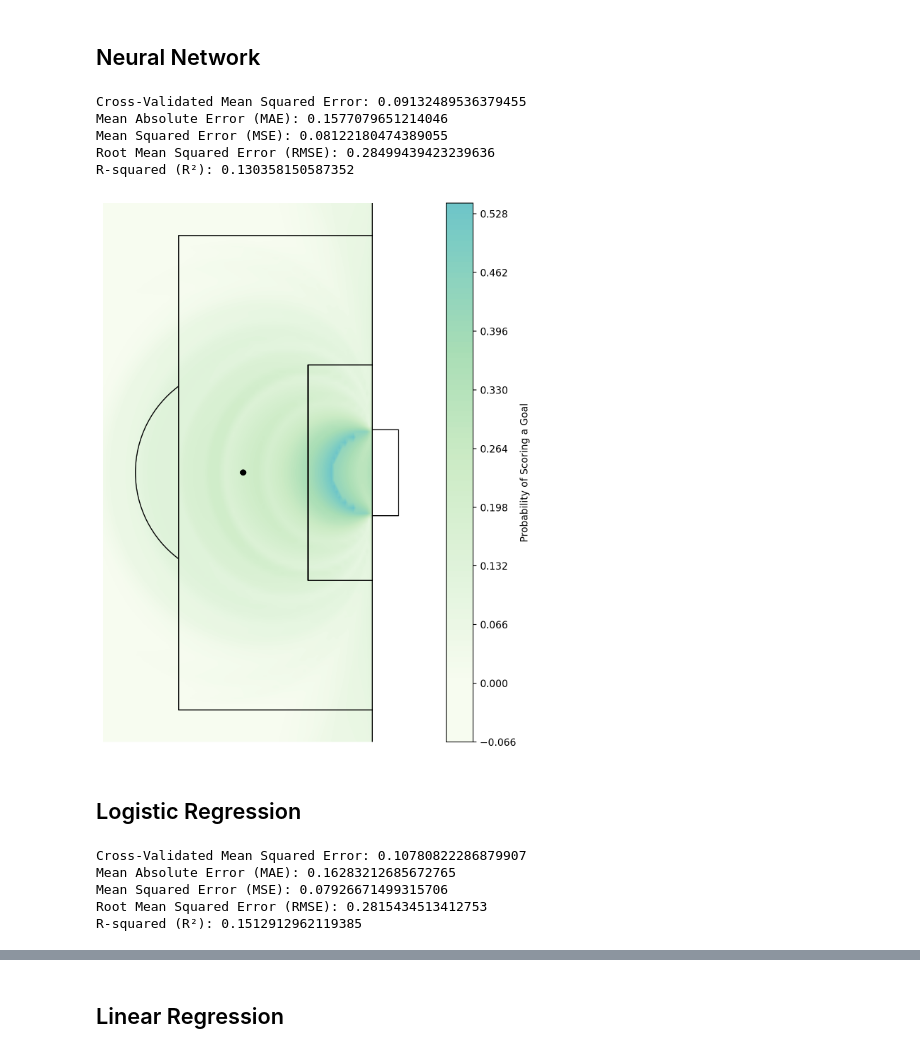
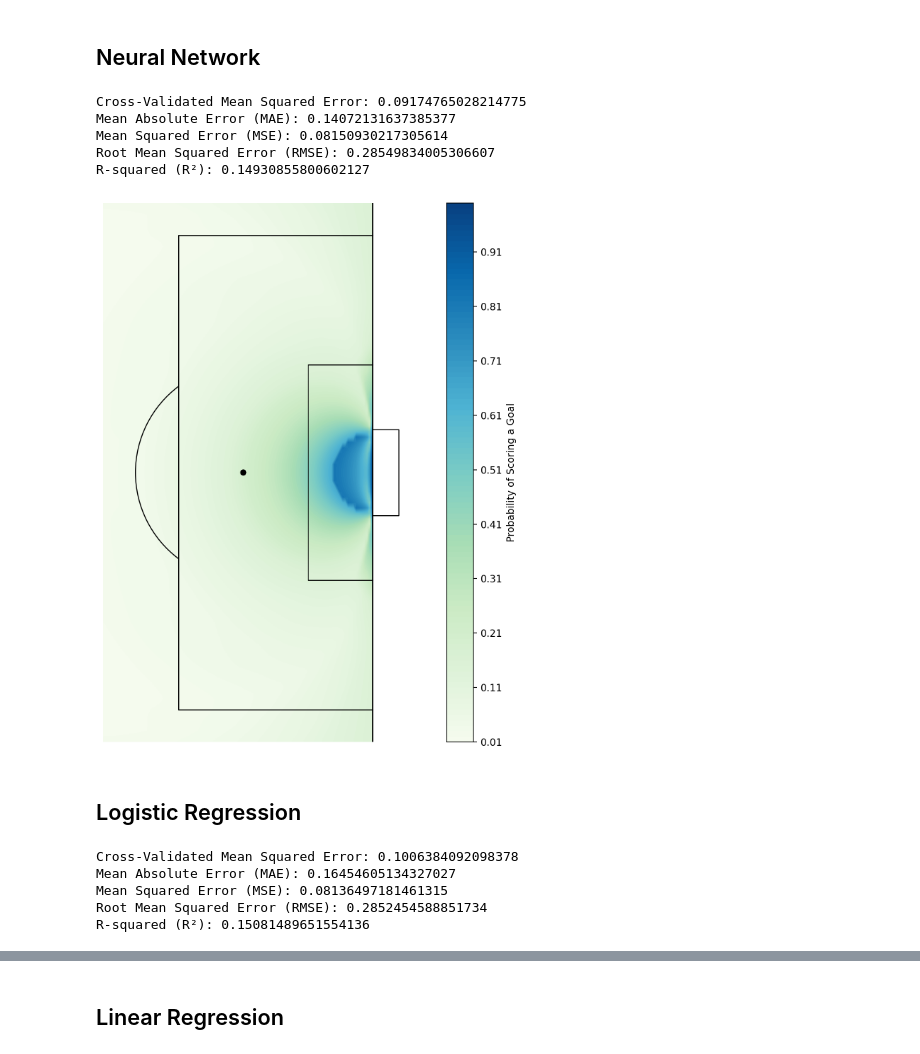
Before and after one commit to G4din/Examensarbete-PlaymakerAI, a Jupyter notebook: xG_Distance+Angle.ipynb, the cells around one changed output, grey strips where cells are left out. Saved outputs shown, nothing was run; the diff lists cells and outputs as text; code cells hidden in the pictures.

```diff
--- a/xG_Distance+Angle.ipynb
+++ b/xG_Distance+Angle.ipynb
@@ -60,7 +49,10 @@ shots['y'] = shots['ypos'].apply(scale_y)
 
 # Convert 'is_next_goal' to boolean and select relevant columns
 shots['goal'] = shots['is_next_goal'].astype(bool)
-shots = shots[['x', 'y', 'goal', 'league', 'header', 'penalty']]
+shots = shots[['x', 'y', 'goal', 'league', 'header', 'penalty', 'attack_type']]
+
+# If attacktype = NaN, set it to 'Open Play'
+shots['attack_type'] = shots['attack_type'].fillna('Open Play')
 
 # Apply angle and distance calculations
 def calculate_angle(x, y):
@@ -82,11 +74,18 @@ allsvenskan_shots = shots[shots['league'] == 'allsvenskan']
 damallsvenskan_shots = shots[shots['league'] == 'damallsvenskan']
 
 # Prepare the features and labels
-X_allsvenskan = allsvenskan_shots[['distance', 'angle', 'header', 'penalty']]
+X_allsvenskan = allsvenskan_shots[['distance', 'angle', 'penalty', 'header', 'attack_type']]
 y_allsvenskan = allsvenskan_shots['goal'].astype(int)
 
-X_damallsvenskan = damallsvenskan_shots[['distance', 'angle', 'header', 'penalty']]
+X_damallsvenskan = damallsvenskan_shots[['distance', 'angle', 'penalty', 'header', 'attack_type']]
 y_damallsvenskan = damallsvenskan_shots['goal'].astype(int)
+
+X_allsvenskan = pd.get_dummies(X_allsvenskan, columns=['attack_type'])
+X_damallsvenskan = pd.get_dummies(X_damallsvenskan, columns=['attack_type'])
+
+# Remove attack_type_Penalty from the features
+X_allsvenskan = X_allsvenskan.drop(columns=['attack_type_Penalty'])
+X_damallsvenskan = X_damallsvenskan.drop(columns=['attack_type_Penalty'])
 
 # Print the datafram containing the distance, angle, header and penalty columns
 X_allsvenskan.head(50)
@@ -126,12 +125,16 @@ See the caveats in the documentation: https://pandas.pydata.org/pandas-docs/stab
 # %%
 # Now, depending on your choice, you can set the training and test sets as follows:
 # For training with allsvenskan and testing with damallsvenskan
-X_train, y_train = X_allsvenskan, y_allsvenskan
-X_test, y_test = X_damallsvenskan, y_damallsvenskan
+#X_train, y_train = X_allsvenskan, y_allsvenskan
+#X_test, y_test = X_damallsvenskan, y_damallsvenskan
 
 # Alternatively, for training with damallsvenskan and testing with damallsvenskan
 #X_train, y_train = X_damallsvenskan, y_damallsvenskan
 #X_test, y_test = X_allsvenskan, y_allsvenskan
+
+# Alternatively, for training with allsvenskan+damallsvenskan and testing with allsvenskan+damallsvenskan
+X_train, y_train = pd.concat([X_allsvenskan, X_damallsvenskan]), pd.concat([y_allsvenskan, y_damallsvenskan])
+X_test, y_test = pd.concat([X_allsvenskan, X_damallsvenskan]), pd.concat([y_allsvenskan, y_damallsvenskan])
 # %% [markdown]
 ## Support Vector Machine
 # %%
@@ -360,36 +375,41 @@ print(f'Mean Squared Error (MSE): {mse_nn}')
 print(f'Root Mean Squared Error (RMSE): {rmse_nn}')
 print(f'R-squared (R²): {r2_nn}')
 # %% [output]
-Cross-Validated Mean Squared Error: 0.09132489536379455
-Mean Absolute Error (MAE): 0.1577079651214046
-Mean Squared Error (MSE): 0.08122180474389055
-Root Mean Squared Error (RMSE): 0.28499439423239636
-R-squared (R²): 0.130358150587352
+Cross-Validated Mean Squared Error: 0.09174765028214775
+Mean Absolute Error (MAE): 0.14072131637385377
+Mean Squared Error (MSE): 0.08150930217305614
+Root Mean Squared Error (RMSE): 0.28549834005306607
+R-squared (R²): 0.14930855800602127
 # %%
 # Plot
 x_values = np.linspace(95, 120, 100)  # Increase the number of points for finer resolution
 y_values = np.linspace(15, 65, 100)   # Increase the number of points for finer resolution
 
 xx, yy = np.meshgrid(x_values, y_values)
 grid_points = np.c_[xx.ravel(), yy.ravel()]
-full_grid_points = np.array([[calculate_dist(x, y), calculate_angle(x, y), 0, 0] for x, y in grid_points])
+full_grid_points = np.array([[calculate_dist(x, y), calculate_angle(x, y), 0, 0, 0, 0, 0, 1, 0] for x, y in grid_points])
 
-goal_probabilities = nn_model.predict(full_grid_points)  # Probability predictions
-goal_prob_matrix = goal_probabilities.reshape(xx.shape)
+# Calculate predictions instead of probabilities
+goal_predictions = nn_model.predict(full_grid_points)
+
+# Clip values to be within 0 and 1
+goal_predictions = np.clip(goal_predictions, 0, 1)
+
+goal_pred_matrix = goal_predictions.reshape(xx.shape)
 
 fig, ax = plt.subplots(figsize=(12, 8))
 pitch = Pitch(half=True, goal_type='box', line_zorder=2, line_color='black', linewidth=1)
 pitch.draw(ax=ax)
-contour = ax.contourf(xx, yy, goal_prob_matrix, cmap='GnBu', levels=100, zorder=1, vmin=0, vmax=1)  # Increase levels for smoother gradient
+contour = ax.contourf(xx, yy, goal_pred_matrix, cmap='GnBu', levels=100, zorder=1, vmin=0, vmax=1)  # Increase levels for smoother gradient
 fig.colorbar(contour, ax=ax, label='Probability of Scoring a Goal')
 ax.set_xlim(95, 123)
 ax.set_ylim(15, 65)
 # Adjust layout and save the figure before plt.show()
 plt.tight_layout()
-#plt.savefig('img_models/svm_model_heatmap.png', bbox_inches='tight')
+plt.savefig('img_models/nn_model_heatmap.png', bbox_inches='tight')
 plt.show()
 # %% [output]
-[figure, old version]
+[figure, new version]
 # %% [markdown]
 ## Logistic Regression
 # %%
@@ -423,11 +443,11 @@ print(f'Mean Squared Error (MSE): {mse_log}')
 print(f'Root Mean Squared Error (RMSE): {rmse_log}')
 print(f'R-squared (R²): {r2_log}')
 # %% [output]
-Cross-Validated Mean Squared Error: 0.10780822286879907
-Mean Absolute Error (MAE): 0.16283212685672765
-Mean Squared Error (MSE): 0.07926671499315706
-Root Mean Squared Error (RMSE): 0.2815434513412753
-R-squared (R²): 0.1512912962119385
+Cross-Validated Mean Squared Error: 0.1006384092098378
+Mean Absolute Error (MAE): 0.16454605134327027
+Mean Squared Error (MSE): 0.08136497181461315
+Root Mean Squared Error (RMSE): 0.2852454588851734
+R-squared (R²): 0.15081489651554136
 # %%
 # Plot
 x_values = np.linspace(95, 120, 100)  # Increase the number of points for finer resolution
```
Also changed, not shown: parts of 20 cells of this notebook, 1 other file.
